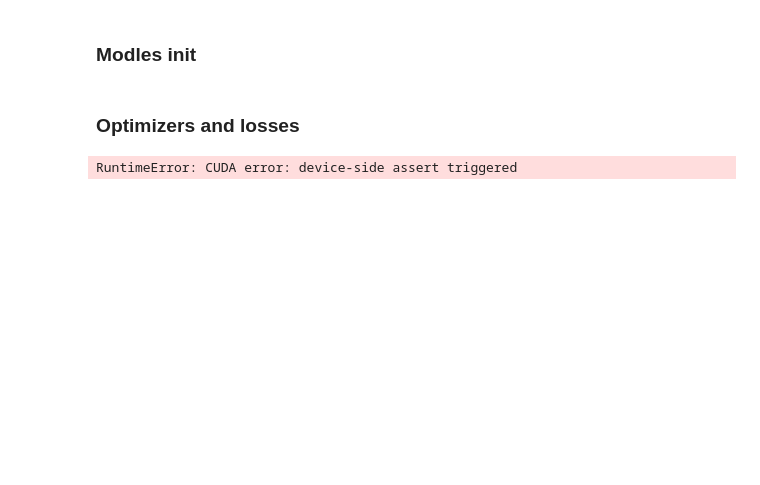
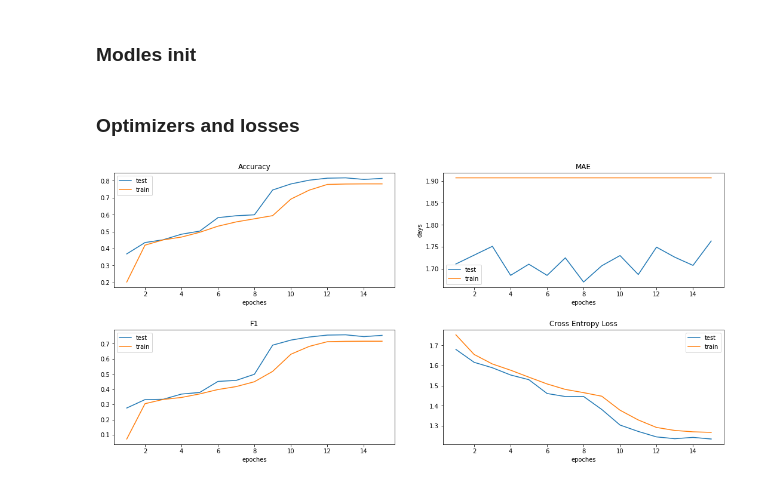
Before and after one commit to lemikhovalex/rl4pm, a Jupyter notebook: 03_LSTM.ipynb, the cells around one changed output. Drawn from its saved outputs; the diff is of its cells as text; code cells hidden in the pictures; blank space fills up the shorter version.

Commit message:
fine, one lstm

```diff
--- a/03_LSTM.ipynb
+++ b/03_LSTM.ipynb
@@ -64,19 +41,20 @@ activities
 # %%
+win_len = 2
 batch_size = 512
 n_lstm = 1
 m_lstm = 2
 hidden_layer = 128
 n_epoch = 100
-n_classes = len(activities)
+n_classes = len(set(train_df['activity'].values))
 # %%
-test_ds = ProcessesDataset(test_df_pr_win_sc, win_len)
-train_ds = ProcessesDataset(train_df_pr_win_sc, win_len)
+test_ds = ProcessesDataset(test_df_pr_sc, win_len)
+train_ds = ProcessesDataset(train_df_pr_sc, win_len)
 # %%
 from torch.utils.data import DataLoader
 
 train_dataloader = DataLoader(train_ds, batch_size=batch_size, shuffle=True)
 test_dataloader = DataLoader(test_ds, batch_size=batch_size, shuffle=True)
 # %%
-device = "cuda" if torch.cuda.is_available() else "cpu"
+device = 'cpu' # "cuda" if torch.cuda.is_available() else "cpu"
 print("Using {} device".format(device))
 # %% [output]
@@ -88,12 +66,16 @@ class Net(torch.nn.Module):
     def __init__(self, input_size, hidden_layer, n_lstm, m_lstm, n_classes, dropout=0.05):
         super(Net, self).__init__()
         if n_lstm > 0:
-            self.bb_lstm = torch.nn.LSTM(input_size=input_size, hidden_size=hidden_layer,
-                                         num_layers=n_lstm)
-            self.ac_lstm = torch.nn.LSTM(input_size=hidden_layer, hidden_size=hidden_layer,
-                                         num_layers=m_lstm)
-            self.te_lstm = torch.nn.LSTM(input_size=hidden_layer, hidden_size=hidden_layer,
-                                         num_layers=m_lstm)
+            self.bb_lstm = torch.nn.LSTM(input_size=input_size, hidden_size=hidden_layer)
+
+#             rnns = torch.nn.ModuleList()
+#             for i in range(nlayers):
+#                 input_size = input_size if i == 0 else hidden_size
+#                 rnns.append(torch.nn.LSTM(input_size, hidden_size, 1))
+
+            self.ac_lstm = torch.nn.LSTM(input_size=hidden_layer, hidden_size=hidden_layer)
+            self.te_lstm = torch.nn.LSTM(input_size=hidden_layer, hidden_size=hidden_layer)
+
         else:
             self.ac_lstm = torch.nn.LSTM(input_size=input_size, hidden_size=hidden_layer,
                                          num_layers=m_lstm)
@@ -139,6 +121,7 @@ class Net(torch.nn.Module):
         x_te = self.fc_te(x_te)
 
         x_te = self.relu(x_te)
+        x_ac = torch.nn.functional.softmax(x_ac, dim=-1)
         return x_te, x_ac
 # %%
 input_size = test_ds.tensor_data.shape[-1]
@@ -170,8 +192,8 @@ train_f1 = []
 
 epoches = []
 
-for ep in range(n_epoch):
-    train_acc
+for ep in range(15):
+
     train_data = train_one_epoch(dataloader=train_dataloader, device=device,
                        model=model, optimizer=optimizer,
                        loss_ac=loss_ac, loss_te=loss_te, n_classes=n_classes)
@@ -181,31 +203,31 @@ for ep in range(n_epoch):
     epoches.append(ep+1)
 
     test_acc.append(get_accuracy(true=eval_data['true_label'],
                                  pred=eval_data['pred_label']))
     train_acc.append(get_accuracy(true=train_data['true_label'],
                                   pred=train_data['pred_label']))
 
     test_mae.append(get_mae_days(true=eval_data['true_tes'],
                                  pred=eval_data['pred_tes'], scaler=scaler))
     train_mae.append(get_mae_days(true=train_data['true_tes'],
                                   pred=train_data['pred_tes'], scaler=scaler))
 
     test_ce.append(get_log_loss(true=eval_data['true_label'],
                                      pred=eval_data['pred_label']))
     train_ce.append(get_log_loss(true=train_data['true_label'],
                                   pred=train_data['pred_label']))
 
     test_f1.append(get_f1_score(true=eval_data['true_label'],
                                  pred=eval_data['pred_label']))
     train_f1.append(get_f1_score(true=train_data['true_label'],
                                   pred=train_data['pred_label']))
 
     display.clear_output(wait=True)
     plot_learning(test_acc=test_acc, train_acc=train_acc,
                   test_mae=test_mae, train_mae=train_mae,
                   test_f1=test_f1, train_f1=train_f1,
                   test_ce=test_ce, train_ce=train_ce,
                   epoches=epoches
                   )
 # %% [output]
-RuntimeError: CUDA error: device-side assert triggered
+[figure, added]
```
Also changed, not shown: parts of 11 cells of this notebook.
